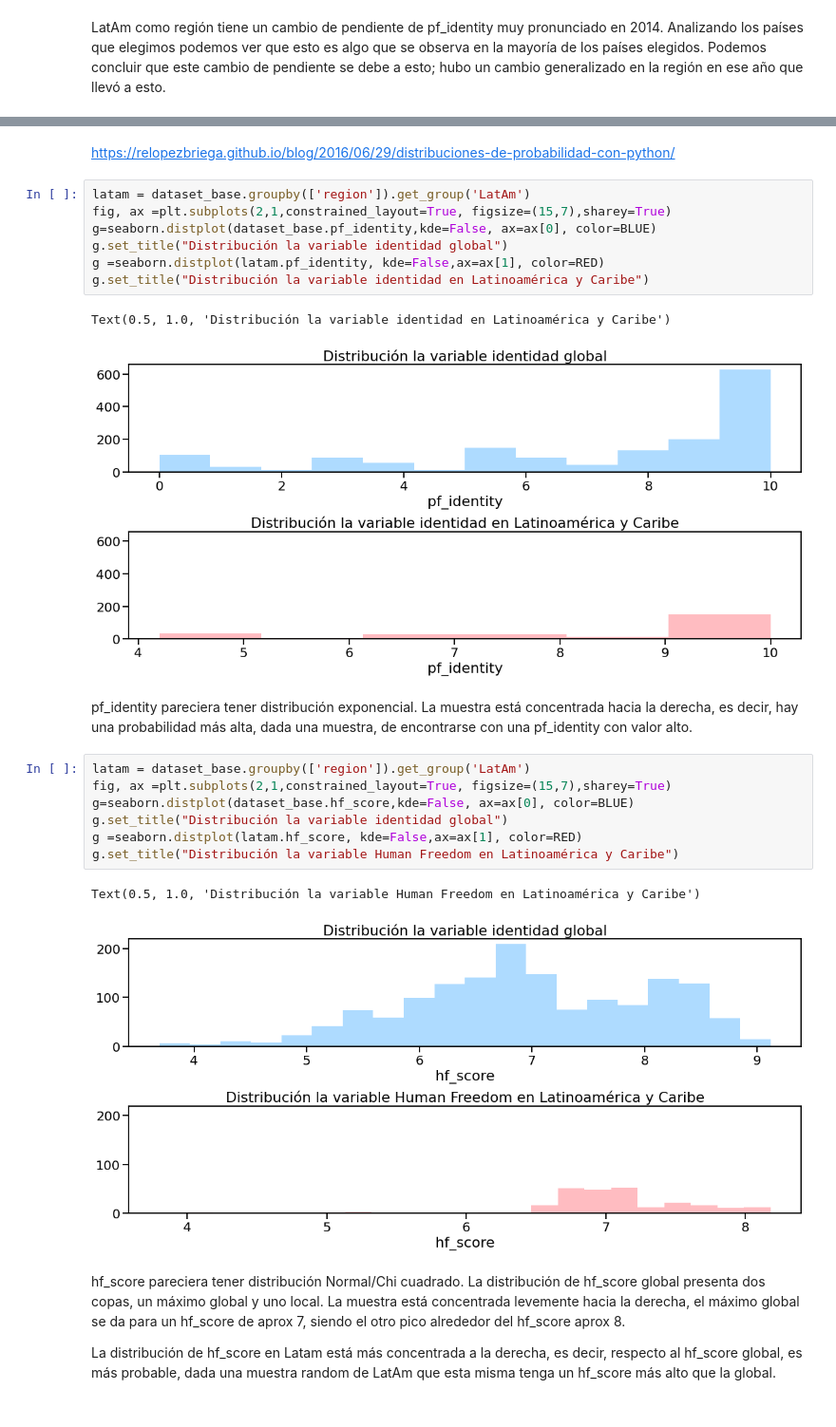
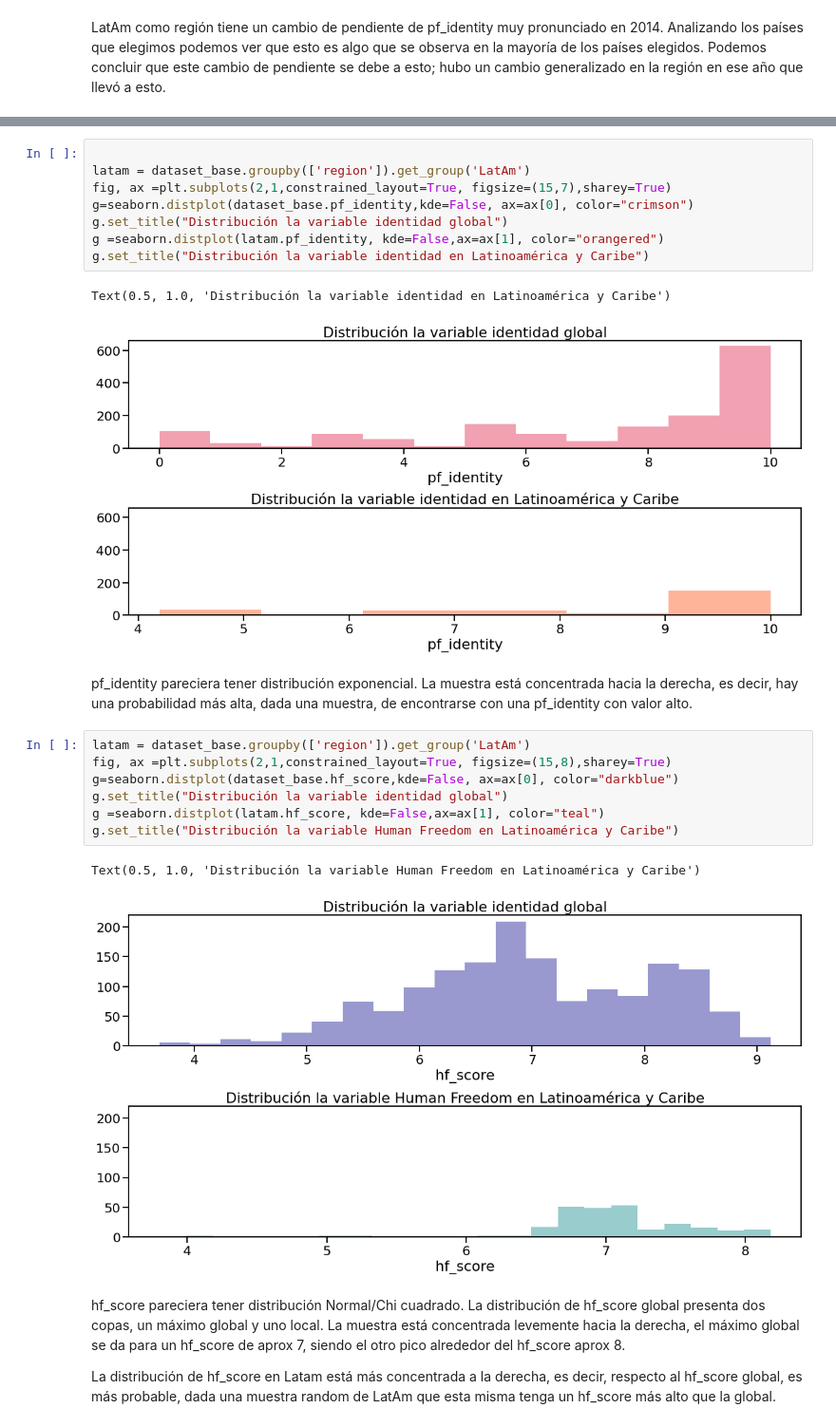
Before and after one commit to diplodatos2020-grupo5/AnalisisyVisualizacion, a Jupyter notebook: practico.ipynb, the cells around one changed output, grey strips where cells are left out. Shown: that part at 95% size. Cells and saved outputs as stored; diff of their text form.

Commit message:
cleanup. color consistency

```diff
--- a/practico.ipynb
+++ b/practico.ipynb
@@ -380,29 +380,28 @@ LatAm como región tiene un cambio de pendiente de pf_identity muy pronunciado e
   1. Graficar en un mismo histograma la distribución de la variable *pf_identity* en global, y en Latinoamérica y el caribe. Repetir para la variable *hf_score*. ¿Visualmente, a qué tipo de distribución corresponde cada variable? ¿Es correcto utilizar todo el conjunto de valores disponibles para esa region en estos gráficos?
-# %% [markdown]
-https://relopezbriega.github.io/blog/2016/06/29/distribuciones-de-probabilidad-con-python/
 # %%
+
 latam = dataset_base.groupby(['region']).get_group('LatAm')
 fig, ax =plt.subplots(2,1,constrained_layout=True, figsize=(15,7),sharey=True)
-g=seaborn.distplot(dataset_base.pf_identity,kde=False, ax=ax[0], color=BLUE)
+g=seaborn.distplot(dataset_base.pf_identity,kde=False, ax=ax[0], color="crimson")
 g.set_title("Distribución la variable identidad global")
-g =seaborn.distplot(latam.pf_identity, kde=False,ax=ax[1], color=RED)
+g =seaborn.distplot(latam.pf_identity, kde=False,ax=ax[1], color="orangered")
 g.set_title("Distribución la variable identidad en Latinoamérica y Caribe")
 # %% [output]
 Text(0.5, 1.0, 'Distribución la variable identidad en Latinoamérica y Caribe')
-[figure, old version]
+[figure, new version]
 # %% [markdown]
 pf_identity pareciera tener distribución exponencial.
 La muestra está concentrada hacia la derecha, es decir, hay una probabilidad más alta, dada una muestra, de encontrarse con una pf_identity con valor alto.
 # %%
 latam = dataset_base.groupby(['region']).get_group('LatAm')
-fig, ax =plt.subplots(2,1,constrained_layout=True, figsize=(15,7),sharey=True)
-g=seaborn.distplot(dataset_base.hf_score,kde=False, ax=ax[0], color=BLUE)
+fig, ax =plt.subplots(2,1,constrained_layout=True, figsize=(15,8),sharey=True)
+g=seaborn.distplot(dataset_base.hf_score,kde=False, ax=ax[0], color="darkblue")
 g.set_title("Distribución la variable identidad global")
-g =seaborn.distplot(latam.hf_score, kde=False,ax=ax[1], color=RED)
+g =seaborn.distplot(latam.hf_score, kde=False,ax=ax[1], color="teal")
 g.set_title("Distribución la variable Human Freedom en Latinoamérica y Caribe")
 # %% [output]
 Text(0.5, 1.0, 'Distribución la variable Human Freedom en Latinoamérica y Caribe')
-[figure, old version]
+[figure, new version]
 # %% [markdown]
 hf_score pareciera tener distribución Normal/Chi cuadrado.
 La distribución de hf_score global presenta dos copas, un máximo global y uno local.
```
Also changed, not shown: parts of 3 cells of this notebook.
